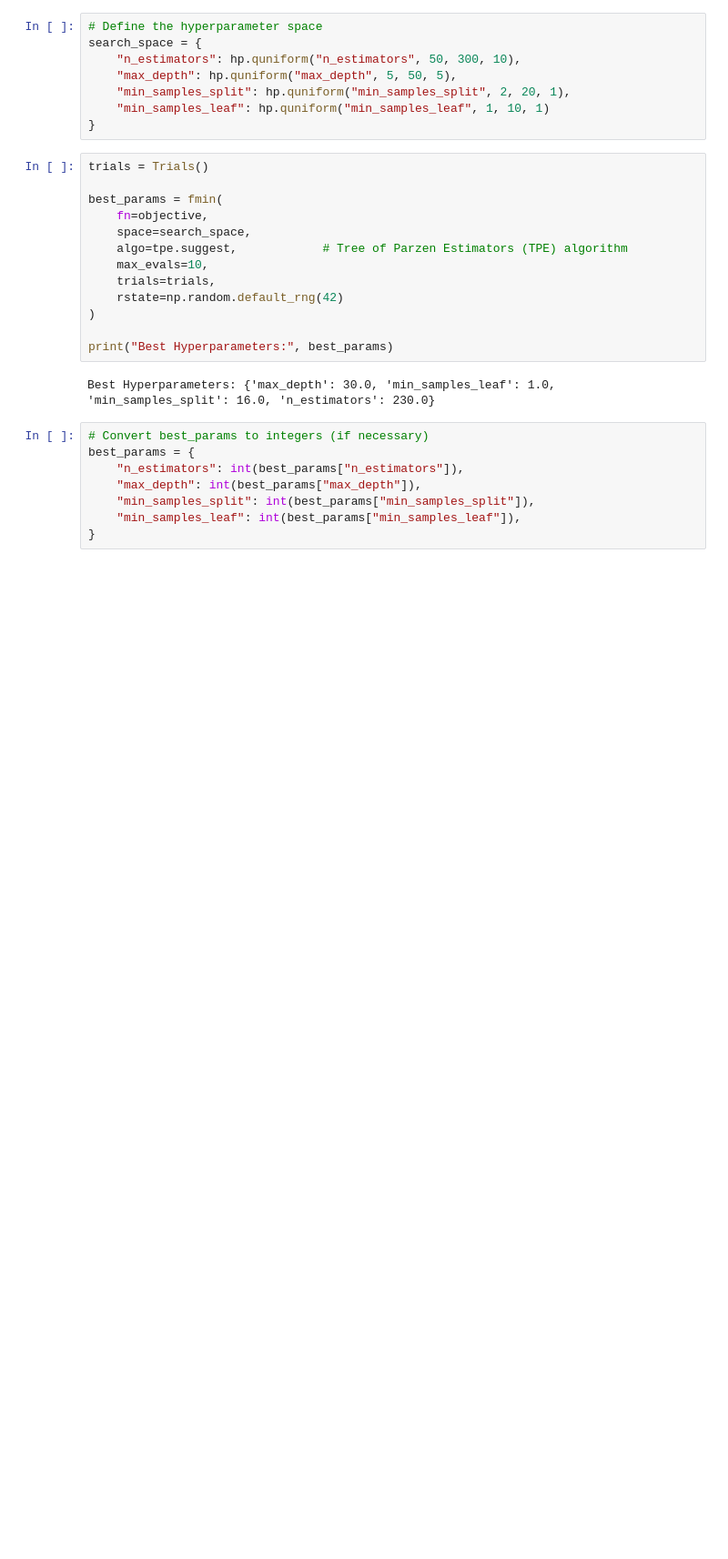
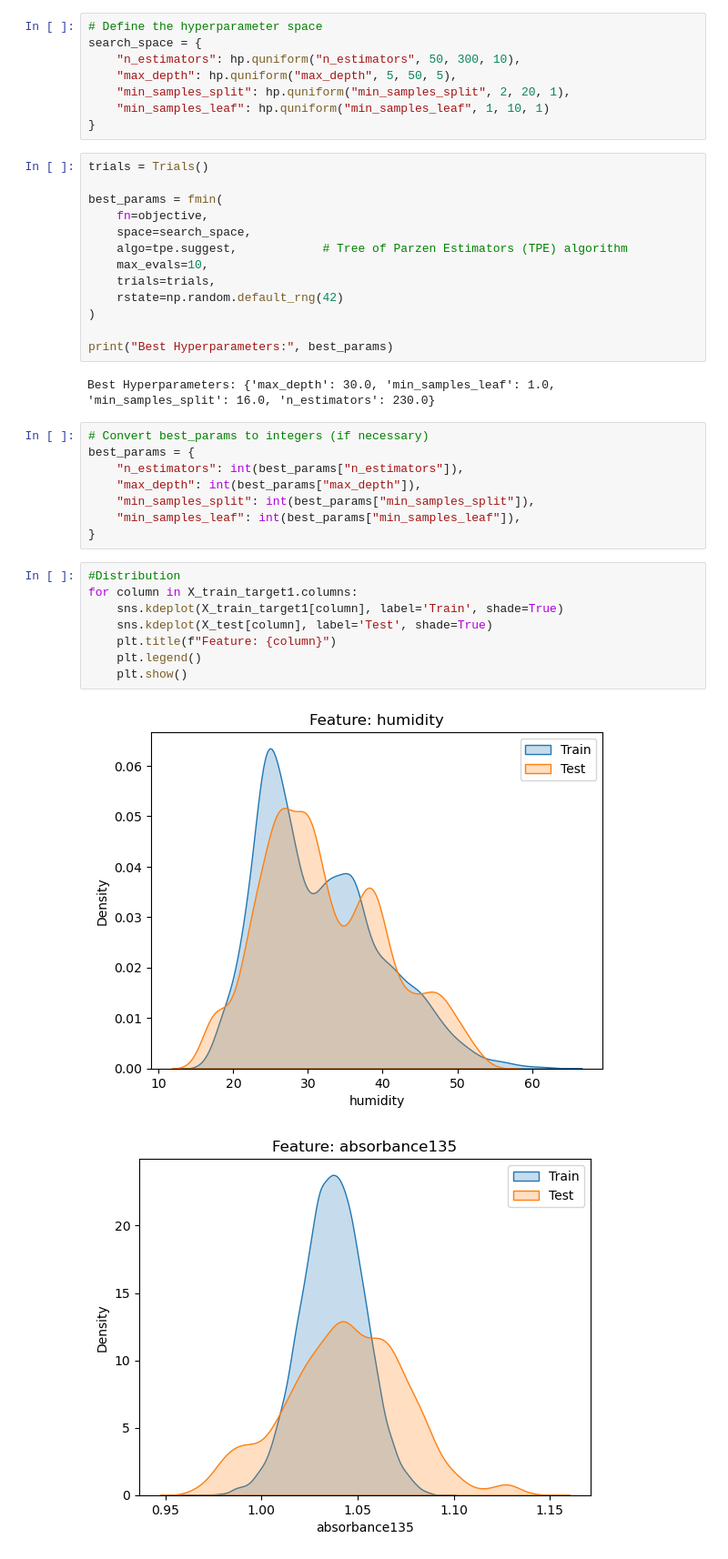
Before and after one commit to temgrom/DS-project, a Jupyter notebook: notebooks/Baseline.ipynb, the cells around one changed output. Shown at 91% size. Drawn from its saved outputs; the diff is of its cells as text; blank space fills up the shorter version.

Commit message:
Add train/test distribution comparison and its visualization

```diff
--- a/notebooks/Baseline.ipynb
+++ b/notebooks/Baseline.ipynb
@@ -204,3 +204,14 @@ best_params = {
     "min_samples_split": int(best_params["min_samples_split"]),
     "min_samples_leaf": int(best_params["min_samples_leaf"]),
 }
+# %%
+#Distribution
+for column in X_train_target1.columns:
+    sns.kdeplot(X_train_target1[column], label='Train', shade=True)
+    sns.kdeplot(X_test[column], label='Test', shade=True)
+    plt.title(f"Feature: {column}")
+    plt.legend()
+    plt.show()
+# %% [output]
+[figure, added]
+[figure, added]
```
Also changed, not shown: parts of 3 cells of this notebook.
